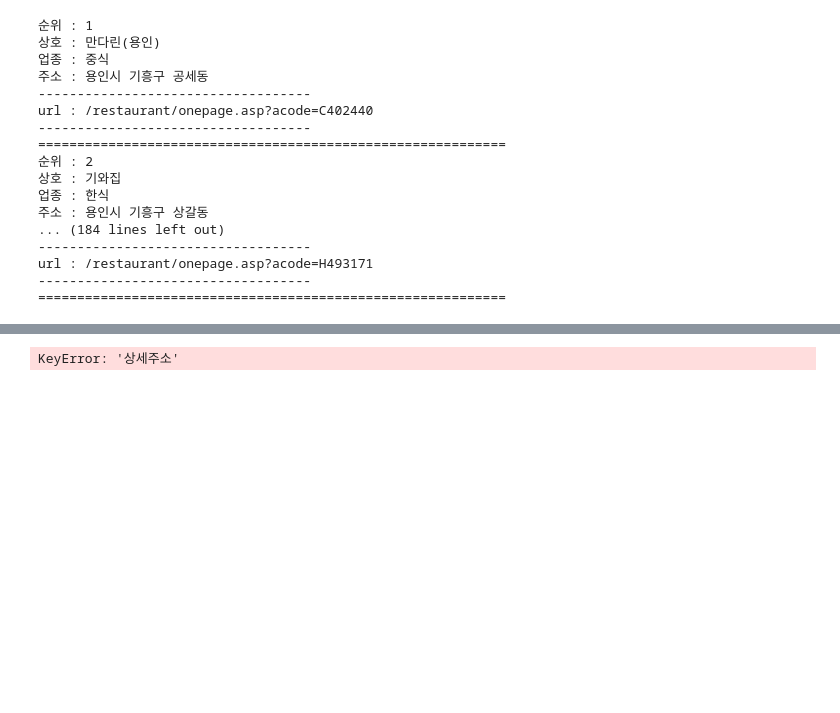
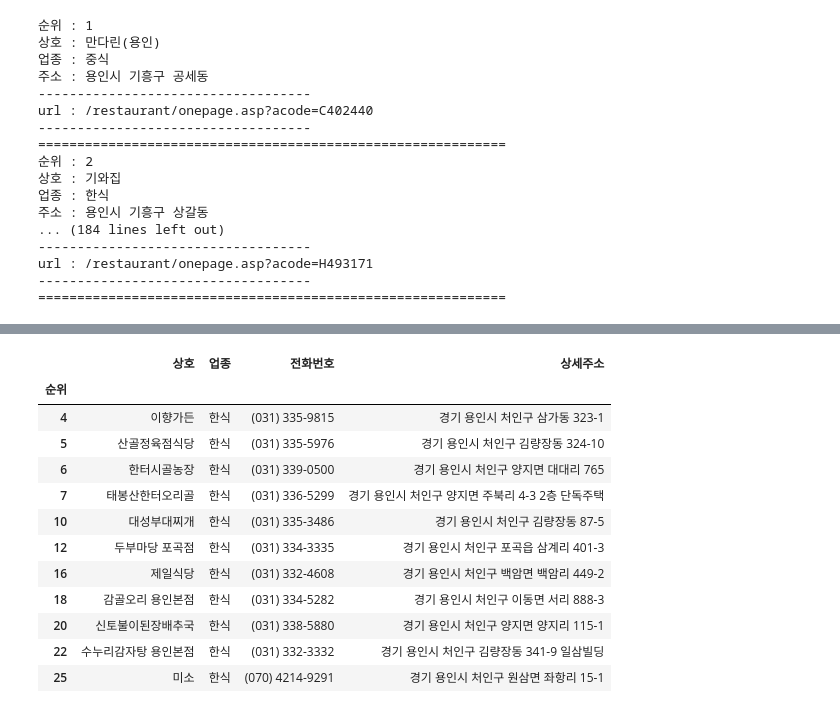
Before and after one commit to ean0418/ean0418, a Jupyter notebook: Aug05_2_Example.ipynb, the cells around one changed output, grey strips where cells are left out. Cells and saved outputs as stored; diff of their text form; code cells hidden in the pictures; blank space fills up the shorter version.

```diff
--- a/Aug05_2_Example.ipynb
+++ b/Aug05_2_Example.ipynb
@@ -171,7 +182,19 @@ KeyError: "None of [Index(['중식', '한식', '한식', '한식', '한식', '
 # %%
 # 특정 구에 있는 가게의 정보만 출력
 # Pandas에서 Series의 특정 문자열 찾기 : str.contains()
 
-df[df['상세주소'].str.contains('양천구')]
+df[df['상세주소'].str.contains('처인구')]
 # %% [output]
-KeyError: '상세주소'
+|  | 상호 | 업종 | 전화번호 | 상세주소 |
+| 순위 |  |  |  |  |
+| 4 | 이향가든 | 한식 | (031) 335-9815 | 경기 용인시 처인구 삼가동 323-1 |
+| 5 | 산골정육점식당 | 한식 | (031) 335-5976 | 경기 용인시 처인구 김량장동 324-10 |
+| 6 | 한터시골농장 | 한식 | (031) 339-0500 | 경기 용인시 처인구 양지면 대대리 765 |
+| 7 | 태봉산한터오리골 | 한식 | (031) 336-5299 | 경기 용인시 처인구 양지면 주북리 4-3 2층 단독주택 |
+| 10 | 대성부대찌개 | 한식 | (031) 335-3486 | 경기 용인시 처인구 김량장동 87-5 |
+| 12 | 두부마당 포곡점 | 한식 | (031) 334-3335 | 경기 용인시 처인구 포곡읍 삼계리 401-3 |
+| 16 | 제일식당 | 한식 | (031) 332-4608 | 경기 용인시 처인구 백암면 백암리 449-2 |
+| 18 | 감골오리 용인본점 | 한식 | (031) 334-5282 | 경기 용인시 처인구 이동면 서리 888-3 |
+| 20 | 신토불이된장배추국 | 한식 | (031) 338-5880 | 경기 용인시 처인구 양지면 양지리 115-1 |
+| 22 | 수누리감자탕 용인본점 | 한식 | (031) 332-3332 | 경기 용인시 처인구 김량장동 341-9 일삼빌딩 |
+| 25 | 미소 | 한식 | (070) 4214-9291 | 경기 용인시 처인구 원삼면 좌항리 15-1 |
```
Also changed, not shown: parts of 4 cells of this notebook.
